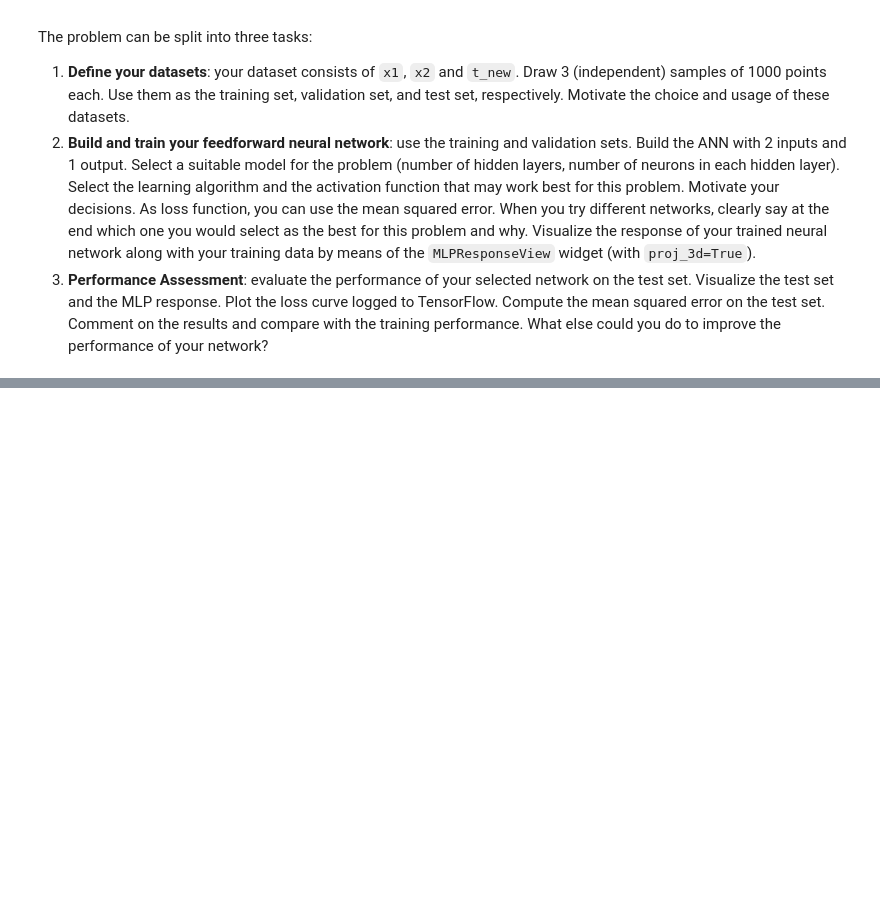
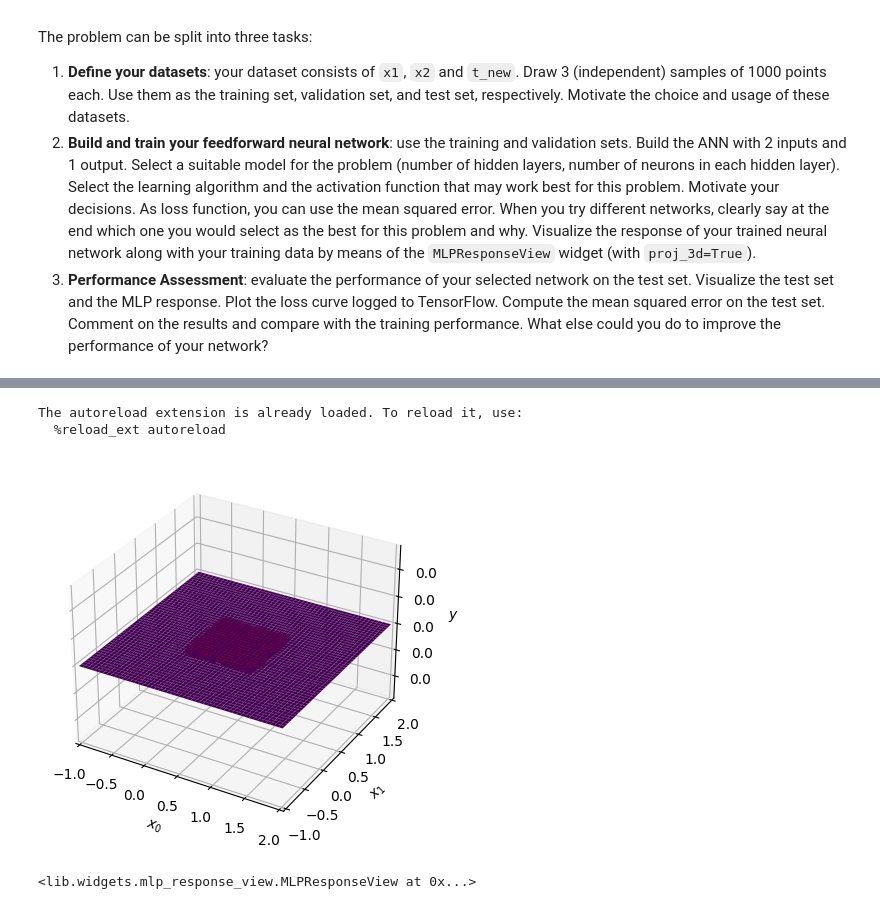
Before and after one commit to RobbeRDG/ann_and_dl_ex_sessions, a Jupyter notebook: es1/2_mlp.ipynb, the cells around one changed output, grey strips where cells are left out. Saved outputs shown, nothing was run; the diff lists cells and outputs as text; code cells hidden in the pictures; blank space fills up the shorter version.

```diff
--- a/es1/2_mlp.ipynb
+++ b/es1/2_mlp.ipynb
@@ -752,0 +878,9 @@ t1, t2, t3, t4, t5 = torch.load('regression_problem_t.pt').T
+# %%
+# Plot the performance on the test data
+from lib.widgets.mlp_response_view import MLPResponseView
+MLPResponseView(mlp, x_test, t_test, tolerance=0.5, proj_3d=True)
+# %% [output]
+The autoreload extension is already loaded. To reload it, use:
+  %reload_ext autoreload
+[figure, added]
+<lib.widgets.mlp_response_view.MLPResponseView at 0x...>
```
Also changed, not shown: parts of 10 cells of this notebook, 1 other file.
